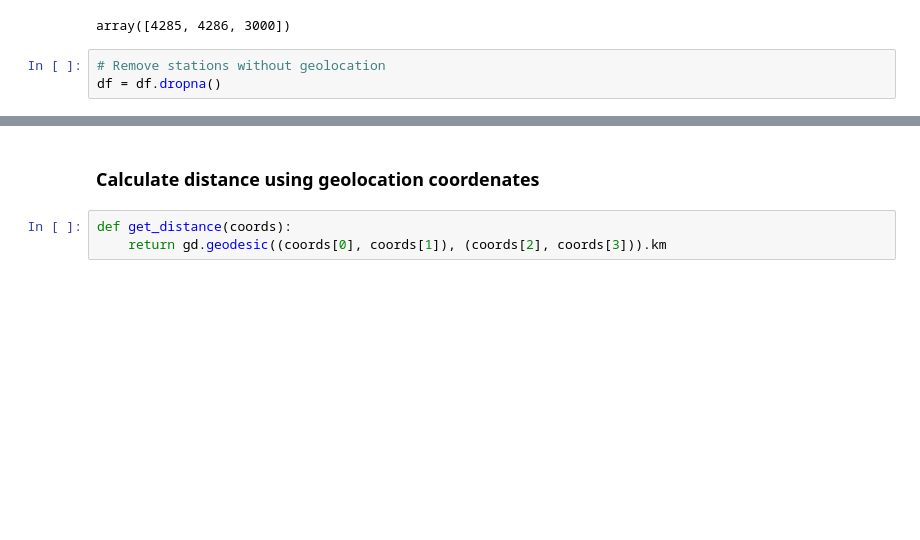
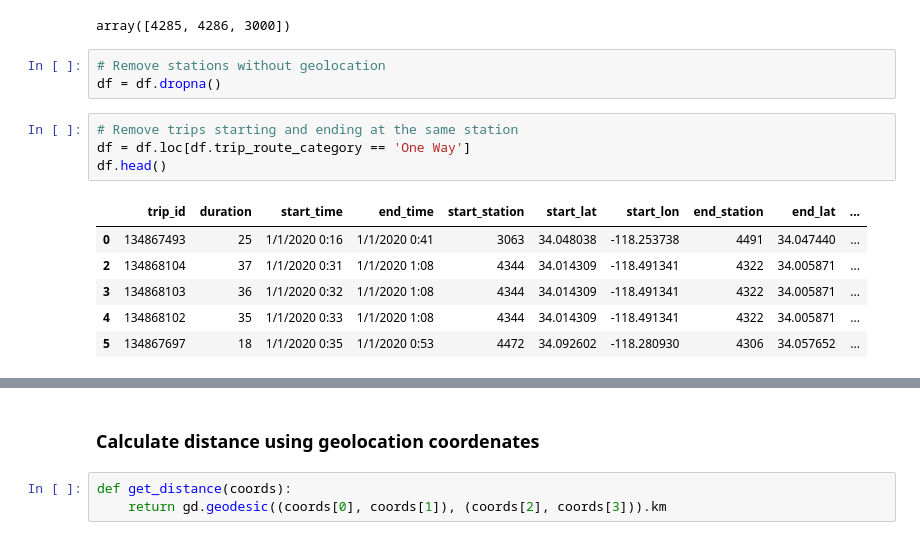
Before and after one commit to jvcanavarro/MetroBike, a Jupyter notebook: notebooks/main.ipynb, the cells around one changed output, grey strips where cells are left out. Drawn from its saved outputs; the diff is of its cells as text; blank space fills up the shorter version.

```diff
--- a/notebooks/main.ipynb
+++ b/notebooks/main.ipynb
@@ -63,6 +63,17 @@ array([4285, 4286, 3000])
 # %%
 # Remove stations without geolocation
 df = df.dropna()
+# %%
+# Remove trips starting and ending at the same station
+df = df.loc[df.trip_route_category == 'One Way']
+df.head()
+# %% [output]
+|  | trip_id | duration | start_time | end_time | start_station | start_lat | start_lon | end_station | end_lat | ... |
+| 0 | 134867493 | 25 | 1/1/2020 0:16 | 1/1/2020 0:41 | 3063 | 34.048038 | -118.253738 | 4491 | 34.047440 | ... |
+| 2 | 134868104 | 37 | 1/1/2020 0:31 | 1/1/2020 1:08 | 4344 | 34.014309 | -118.491341 | 4322 | 34.005871 | ... |
+| 3 | 134868103 | 36 | 1/1/2020 0:32 | 1/1/2020 1:08 | 4344 | 34.014309 | -118.491341 | 4322 | 34.005871 | ... |
+| 4 | 134868102 | 35 | 1/1/2020 0:33 | 1/1/2020 1:08 | 4344 | 34.014309 | -118.491341 | 4322 | 34.005871 | ... |
+| 5 | 134867697 | 18 | 1/1/2020 0:35 | 1/1/2020 0:53 | 4472 | 34.092602 | -118.280930 | 4306 | 34.057652 | ... |
 # %%
 # Total bikes within all stations and Nº of stations
 print('Number of bicycles: ', len(df['bike_id'].unique()))
```
Also changed, not shown: parts of 12 cells of this notebook.
